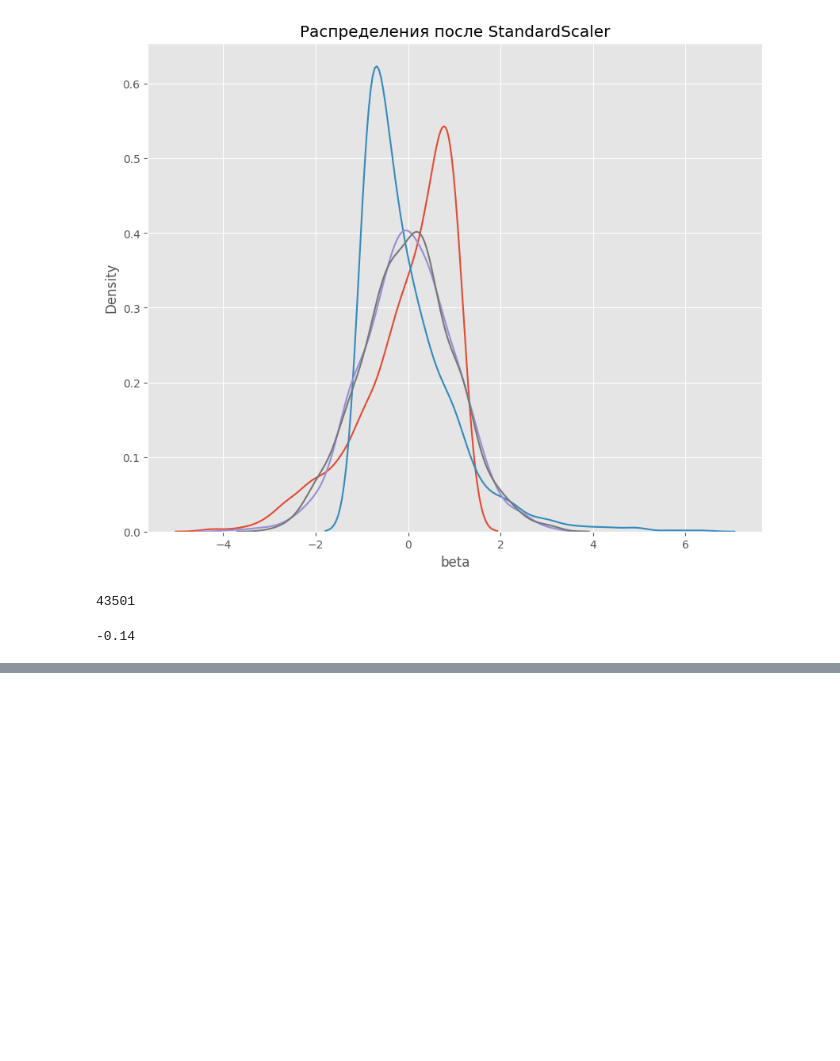
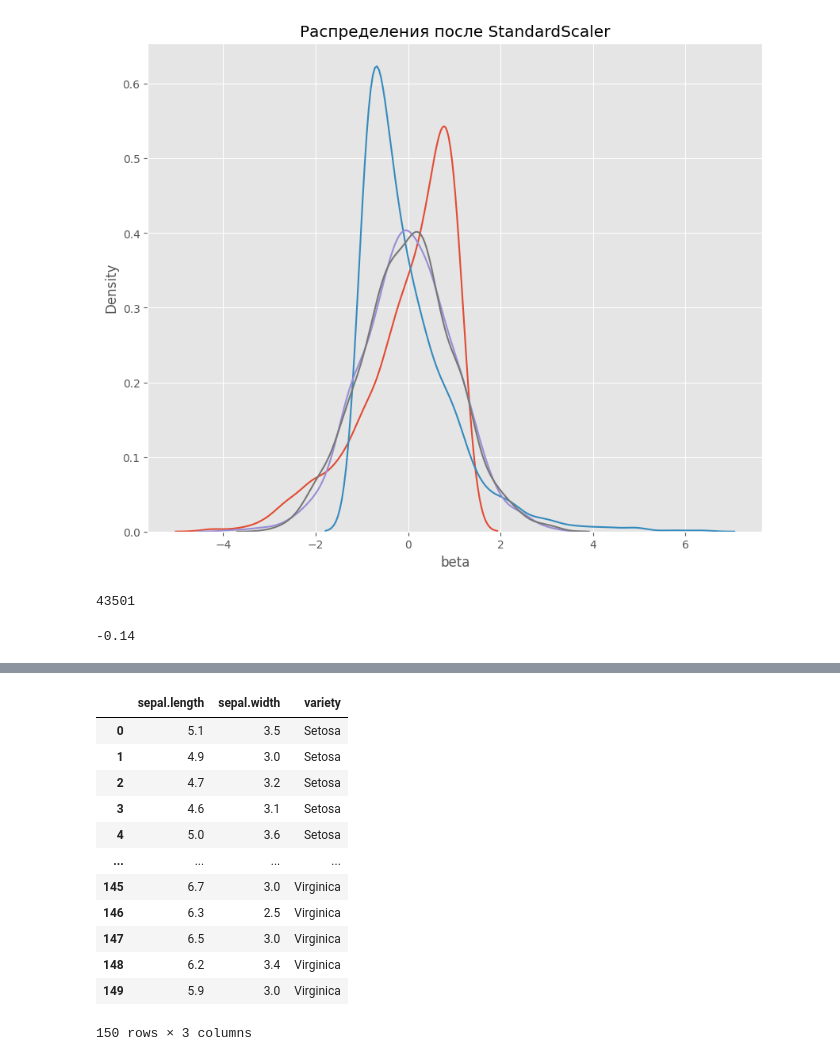
Before and after one commit to kondratiev-du/sf_data_science, a Jupyter notebook: education_folder/eda/eda_3/eda_3.ipynb, the cells around one changed output, grey strips where cells are left out. Cells and saved outputs as stored; diff of their text form; code cells hidden in the pictures; blank space fills up the shorter version.

```diff
--- a/education_folder/eda/eda_3/eda_3.ipynb
+++ b/education_folder/eda/eda_3/eda_3.ipynb
@@ -704,0 +729,16 @@ round(data['price_sc'][129968],2)
+# %%
+iris
+# %% [output]
+|  | sepal.length | sepal.width | variety |
+| 0 | 5.1 | 3.5 | Setosa |
+| 1 | 4.9 | 3.0 | Setosa |
+| 2 | 4.7 | 3.2 | Setosa |
+| 3 | 4.6 | 3.1 | Setosa |
+| 4 | 5.0 | 3.6 | Setosa |
+| ... | ... | ... | ... |
+| 145 | 6.7 | 3.0 | Virginica |
+| 146 | 6.3 | 2.5 | Virginica |
+| 147 | 6.5 | 3.0 | Virginica |
+| 148 | 6.2 | 3.4 | Virginica |
+| 149 | 5.9 | 3.0 | Virginica |
+150 rows × 3 columns
```
Also changed, not shown: parts of 10 cells of this notebook, 1 other file.
